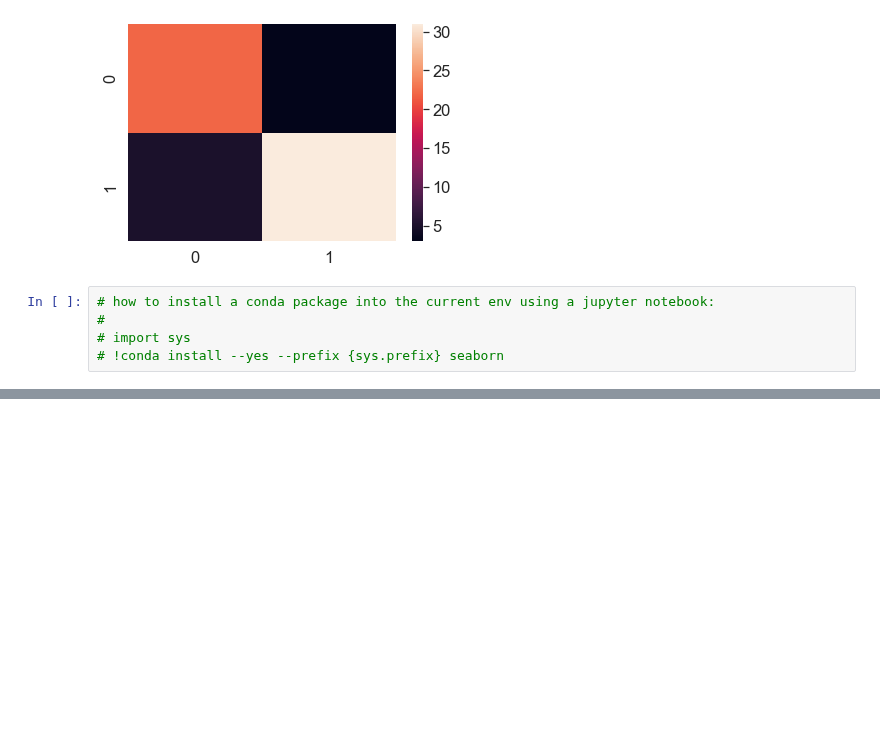
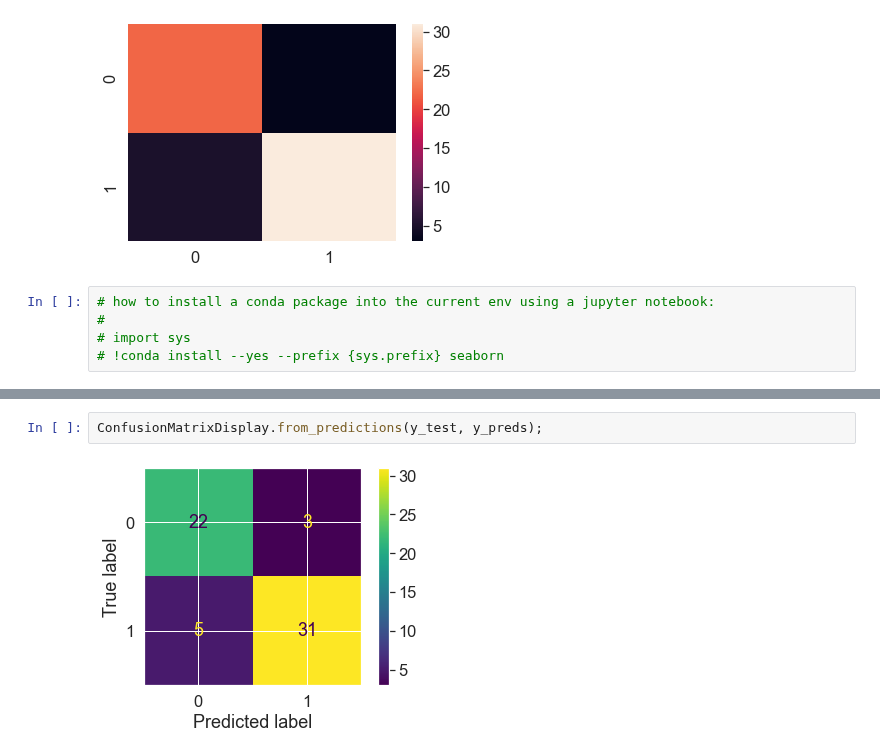
Before and after one commit to yashlad27/Machine_Learning_Data_Science, a Jupyter notebook: Scikit-Learn/Scikit_Learn_NB1.ipynb, the cells around one changed output, grey strips where cells are left out. Drawn from its saved outputs; the diff is of its cells as text; blank space fills up the shorter version.

```diff
--- a/Scikit-Learn/Scikit_Learn_NB1.ipynb
+++ b/Scikit-Learn/Scikit_Learn_NB1.ipynb
@@ -928,0 +944,4 @@ sns.heatmap(conf_mat);
+# %%
+ConfusionMatrixDisplay.from_predictions(y_test, y_preds);
+# %% [output]
+[figure, added]
```
Also changed, not shown: parts of 3 cells of this notebook.
